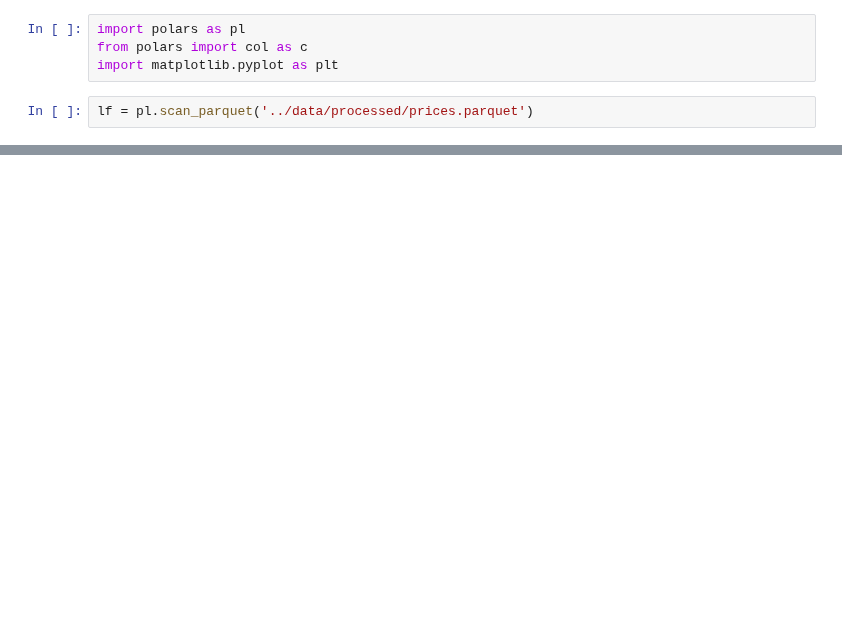
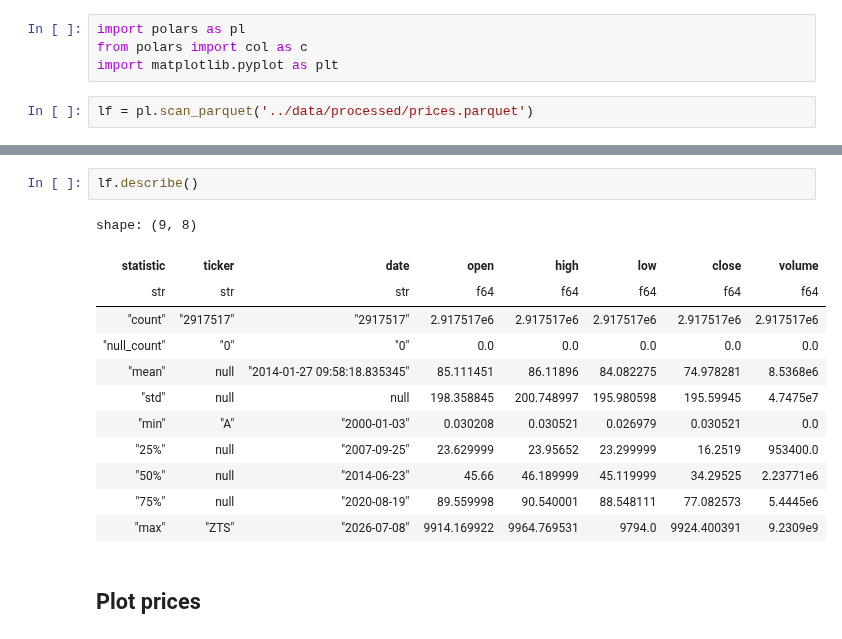
Before and after one commit to qlemoal/quant_alpha_lab, a Jupyter notebook: notebooks/inspect_prices.ipynb, the cells around one changed output, grey strips where cells are left out. Cells and saved outputs as stored; diff of their text form; blank space fills up the shorter version.

Commit message:
inspect_prices.ipynb notebook done

```diff
--- a/notebooks/inspect_prices.ipynb
+++ b/notebooks/inspect_prices.ipynb
@@ -7 +26,18 @@ lf = pl.scan_parquet('../data/processed/prices.parquet')
+# %%
+lf.describe()
+# %% [output]
+shape: (9, 8)
+| statistic | ticker | date | open | high | low | close | volume |
+| str | str | str | f64 | f64 | f64 | f64 | f64 |
+| "count" | "2917517" | "2917517" | 2.917517e6 | 2.917517e6 | 2.917517e6 | 2.917517e6 | 2.917517e6 |
+| "null_count" | "0" | "0" | 0.0 | 0.0 | 0.0 | 0.0 | 0.0 |
+| "mean" | null | "2014-01-27 09:58:18.835345" | 85.111451 | 86.11896 | 84.082275 | 74.978281 | 8.5368e6 |
+| "std" | null | null | 198.358845 | 200.748997 | 195.980598 | 195.59945 | 4.7475e7 |
+| "min" | "A" | "2000-01-03" | 0.030208 | 0.030521 | 0.026979 | 0.030521 | 0.0 |
+| "25%" | null | "2007-09-25" | 23.629999 | 23.95652 | 23.299999 | 16.2519 | 953400.0 |
+| "50%" | null | "2014-06-23" | 45.66 | 46.189999 | 45.119999 | 34.29525 | 2.23771e6 |
+| "75%" | null | "2020-08-19" | 89.559998 | 90.540001 | 88.548111 | 77.082573 | 5.4445e6 |
+| "max" | "ZTS" | "2026-07-08" | 9914.169922 | 9964.769531 | 9794.0 | 9924.400391 | 9.2309e9 |
+# %% [markdown]
+## Plot prices
 # %%
```
Also changed, not shown: parts of 8 cells of this notebook.
